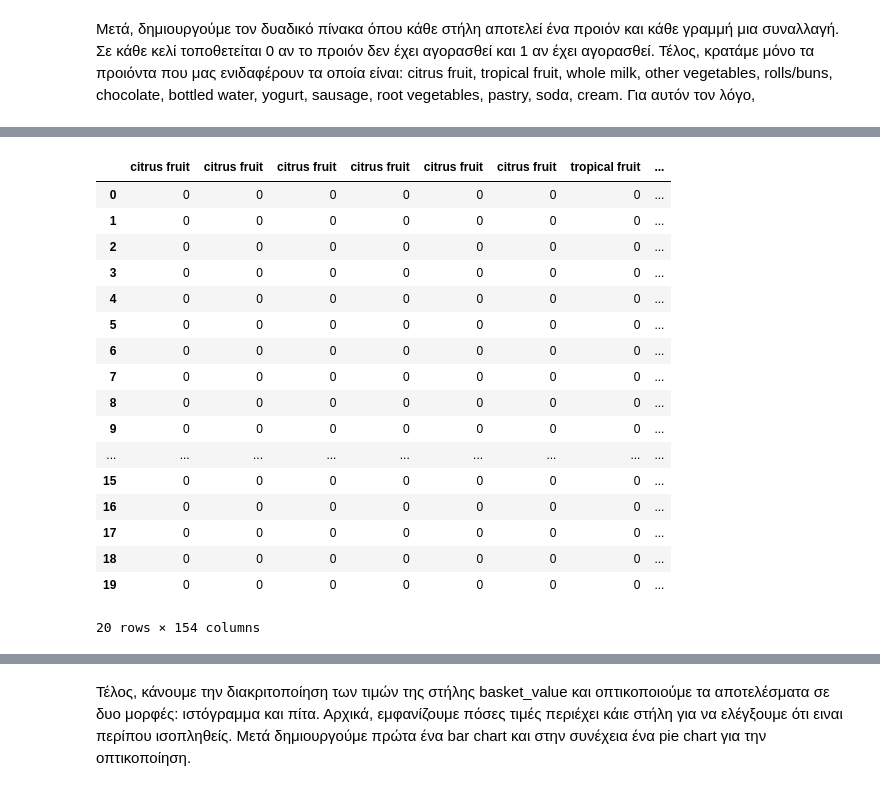
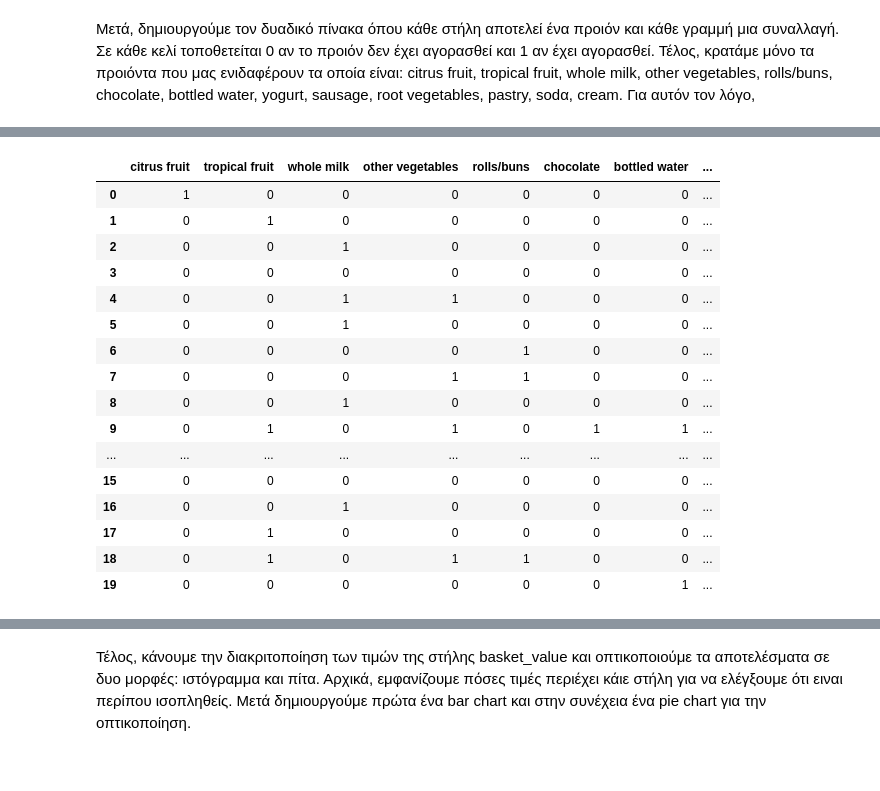
Before and after one commit to Erofili-K/BI-BA, a Jupyter notebook: BI_Ask1.ipynb, the cells around one changed output, grey strips where cells are left out. Saved outputs shown, nothing was run; the diff lists cells and outputs as text; code cells hidden in the pictures.

```diff
--- a/BI_Ask1.ipynb
+++ b/BI_Ask1.ipynb
@@ -148,27 +127,49 @@ binary_ds.head(n=20)
-# %%
-from numpy.core.fromnumeric import trace
-#επιλογή συγκεκριμενων προιοντων
-selected_p = ['citrus fruit', 'tropical fruit', 'whole milk', 'other vegetables', 'rolls/buns', 'chocolate', 'bottled water', 'yogurt', 'sausage', 'root vegetables', 'pastry', 'soda', 'cream']
-binary_ds = binary_ds[selected_p]
-binary_ds.head(n=20)
-# %% [output]
-|  | citrus fruit | citrus fruit | citrus fruit | citrus fruit | citrus fruit | citrus fruit | tropical fruit | ... |
-| 0 | 0 | 0 | 0 | 0 | 0 | 0 | 0 | ... |
-| 1 | 0 | 0 | 0 | 0 | 0 | 0 | 0 | ... |
-| 2 | 0 | 0 | 0 | 0 | 0 | 0 | 0 | ... |
-| 3 | 0 | 0 | 0 | 0 | 0 | 0 | 0 | ... |
-| 4 | 0 | 0 | 0 | 0 | 0 | 0 | 0 | ... |
-| 5 | 0 | 0 | 0 | 0 | 0 | 0 | 0 | ... |
-| 6 | 0 | 0 | 0 | 0 | 0 | 0 | 0 | ... |
-| 7 | 0 | 0 | 0 | 0 | 0 | 0 | 0 | ... |
-| 8 | 0 | 0 | 0 | 0 | 0 | 0 | 0 | ... |
-| 9 | 0 | 0 | 0 | 0 | 0 | 0 | 0 | ... |
-| ... | ... | ... | ... | ... | ... | ... | ... | ... |
-| 15 | 0 | 0 | 0 | 0 | 0 | 0 | 0 | ... |
-| 16 | 0 | 0 | 0 | 0 | 0 | 0 | 0 | ... |
-| 17 | 0 | 0 | 0 | 0 | 0 | 0 | 0 | ... |
-| 18 | 0 | 0 | 0 | 0 | 0 | 0 | 0 | ... |
-| 19 | 0 | 0 | 0 | 0 | 0 | 0 | 0 | ... |
-20 rows × 154 columns
+# %%
+# κενο dataframe με τον αριθμό των γραμμών του αρχικού dataframe και τον αριθμό των στηλών της λίστας(=169)
+new_df = pd.DataFrame(0, index=ds.index, columns=lst)
+# Ορισμός των ονομάτων των στηλών του νέου dataframe ως τα ονόματα των προϊόντων στη λίστα
+new_df.columns = lst
+products = list(set(lst))
+products.sort()
+# create binary matrix
+new_df = pd.DataFrame(columns=products)
+for i, transaction in enumerate(ds.values):
+    row = [0] * len(products)
+    for product in products:
+        if product in transaction:
+            row[products.index(product)] = 1
+    new_df.loc[i] = row
+#print(new_df.head())
+selected_p = ['citrus fruit', 'tropical fruit', 'whole milk', 'other vegetables', 'rolls/buns', 'chocolate', 'bottled water', 'yogurt', 'sausage', 'root vegetables', 'pastry', 'soda', 'cream']
+# Δημιουργία νέου dataframe
+new_df = pd.DataFrame(columns=lst)
+# Για κάθε συναλλαγή, βρίσκουμε τα προϊόντα που αγοράστηκαν
+for i in range(len(ds)):
+    products = ds.iloc[i, 3:].tolist()
+    products = [p for p in products if p in selected_p]
+    for product in products:
+        new_df.at[i, product] = 1
+# Αντικατάσταση των NaN με 0
+new_df = new_df.fillna(0)
+new_df = new_df[selected_p]
+new_df.head(n=20)
+# %% [output]
+|  | citrus fruit | tropical fruit | whole milk | other vegetables | rolls/buns | chocolate | bottled water | ... |
+| 0 | 1 | 0 | 0 | 0 | 0 | 0 | 0 | ... |
+| 1 | 0 | 1 | 0 | 0 | 0 | 0 | 0 | ... |
+| 2 | 0 | 0 | 1 | 0 | 0 | 0 | 0 | ... |
+| 3 | 0 | 0 | 0 | 0 | 0 | 0 | 0 | ... |
+| 4 | 0 | 0 | 1 | 1 | 0 | 0 | 0 | ... |
+| 5 | 0 | 0 | 1 | 0 | 0 | 0 | 0 | ... |
+| 6 | 0 | 0 | 0 | 0 | 1 | 0 | 0 | ... |
+| 7 | 0 | 0 | 0 | 1 | 1 | 0 | 0 | ... |
+| 8 | 0 | 0 | 1 | 0 | 0 | 0 | 0 | ... |
+| 9 | 0 | 1 | 0 | 1 | 0 | 1 | 1 | ... |
+| ... | ... | ... | ... | ... | ... | ... | ... | ... |
+| 15 | 0 | 0 | 0 | 0 | 0 | 0 | 0 | ... |
+| 16 | 0 | 0 | 1 | 0 | 0 | 0 | 0 | ... |
+| 17 | 0 | 1 | 0 | 0 | 0 | 0 | 0 | ... |
+| 18 | 0 | 1 | 0 | 1 | 1 | 0 | 0 | ... |
+| 19 | 0 | 0 | 0 | 0 | 0 | 0 | 1 | ... |
 # %%
 # Υπολογίζουμε τον αριθμό των αγορών που περιλαμβάνουν το κάθε προϊόν
```
Also changed, not shown: parts of 7 cells of this notebook.
